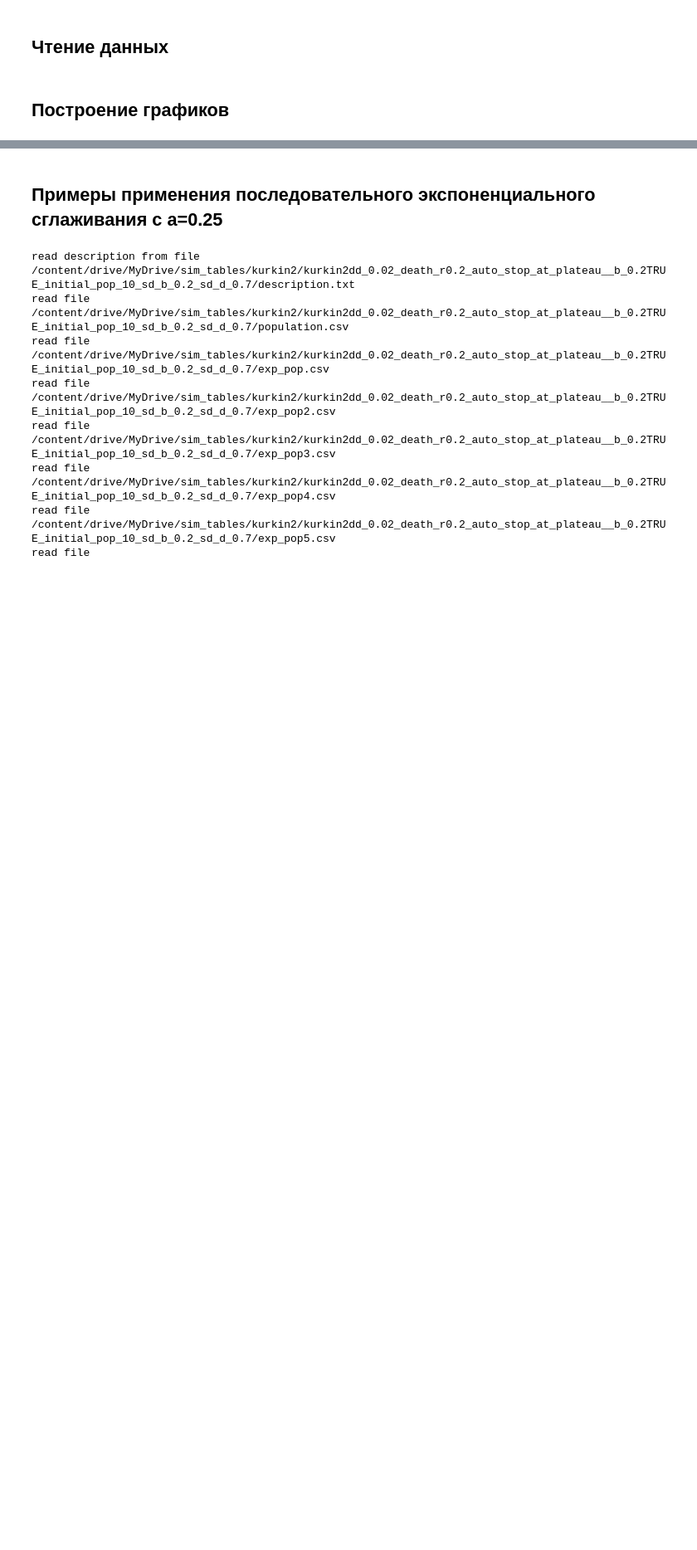
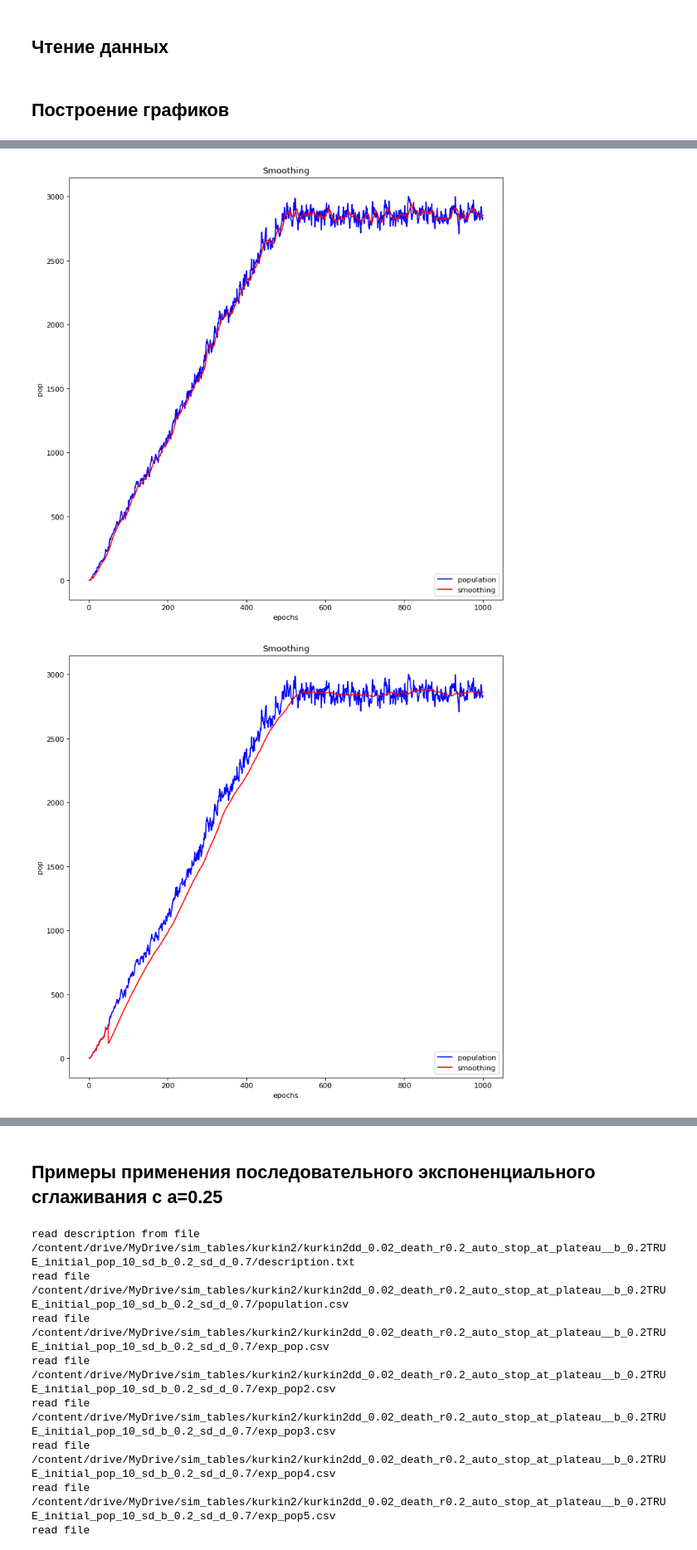
Before and after one commit to sokanaid/CourseProject2022BiologicalMath, a Jupyter notebook: data_smoothing.ipynb, the cells around one changed output, grey strips where cells are left out. Shown at 83% size. Drawn from its saved outputs; the diff is of its cells as text; code cells hidden in the pictures; blank space fills up the shorter version.

```diff
--- a/data_smoothing.ipynb
+++ b/data_smoothing.ipynb
@@ -66,3 +67,18 @@ def print_smoothing(data, x="time"):
     axes[i, j].set_xlabel(x)
     axes[i, j].set_ylabel('pop')
   fig.delaxes(axes[5, 1])
+# %%
+def print_smoothing_in_one_window(print_data1, print_data2, x, x_name="epochs", start_end = None, title = None, legend1 = "population", legend2 = "smoothing"):
+  fig = plt.figure(figsize=(10, 10), dpi=80)
+  plt.axis('off')
+  plt.title(title or "Smoothing")
+  fig.tight_layout(pad=6.0,  h_pad=3, w_pad=3)
+  fig.patch.set_visible(False)
+  columns_count = 2
+  axes = fig.subplots(1)
+
+  axes.plot(x, print_data1, "b", label=legend1)
+  axes.plot(x, print_data2, "r", label=legend2)
+  axes.legend(loc="lower right")
+  axes.set_xlabel(x_name)
+  axes.set_ylabel('pop')
@@ -68,0 +92,2 @@ def print_smoothing(data, x="time"):
+# %%
+data2 = read_files("/content/drive/MyDrive/sim_tables/smoothing/smoothingdd_0.1_death_r0.2_auto_stop_at_plateau__b_0.1TRUE_initial_pop_1_sd_b_0.2_sd_d_1")
@@ -68,0 +107,14 @@ def print_smoothing(data, x="time"):
+# %%
+time = data2["population"]["epochs"]
+population = data2["population"]["pop"]
+# %%
+# применение скользящего среднего
+for k in [10, 50, 100]:
+  smoothing_data = population[:k - 1 ]
+  for i in range(k - 1 , len(population)):
+    y_i =  np.average(population[i-(k-1): i+1])
+    smoothing_data = pd.concat([smoothing_data, pd.Series(y_i)], ignore_index=True)
+  print_smoothing_in_one_window(print_data1=population, print_data2=smoothing_data, x=time)
+# %% [output]
+[figure, added]
+[figure, added]
```
Also changed, not shown: parts of 5 cells of this notebook.
